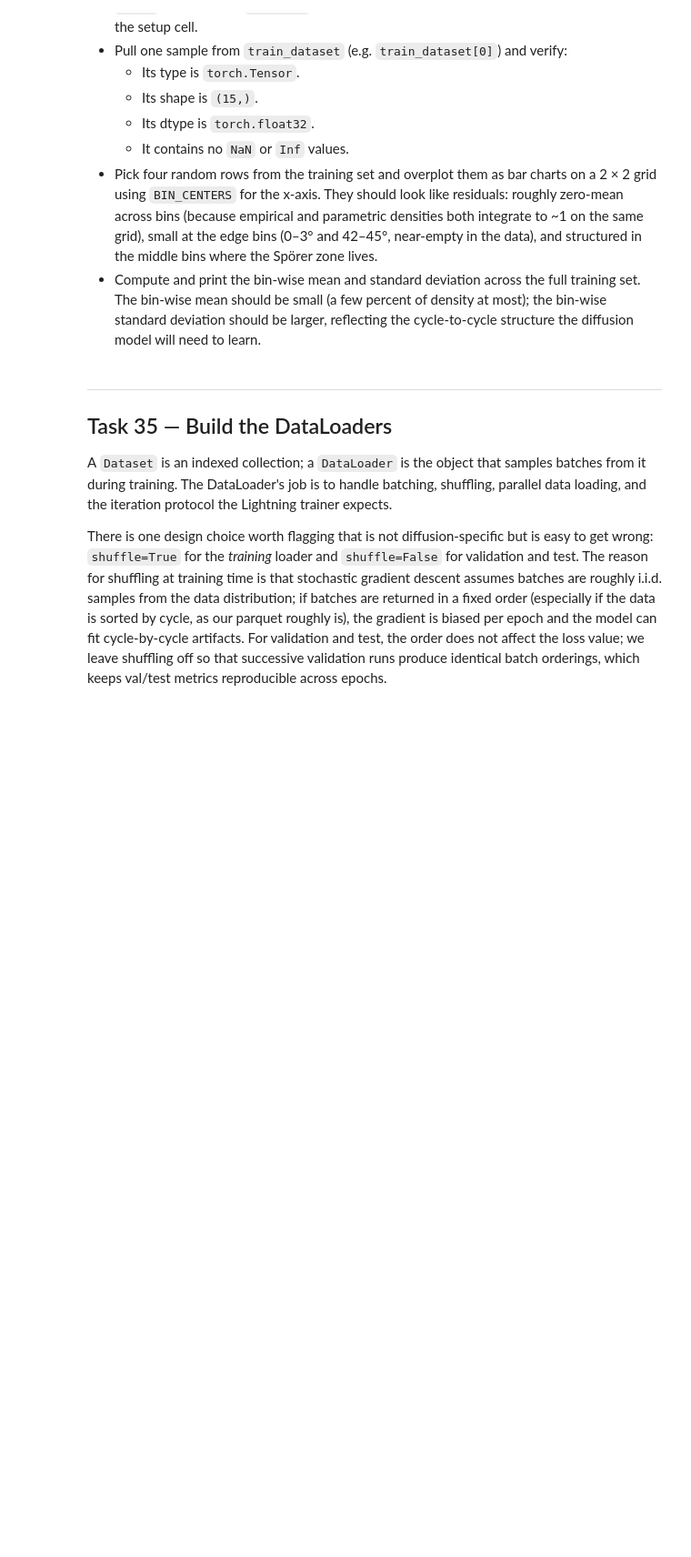
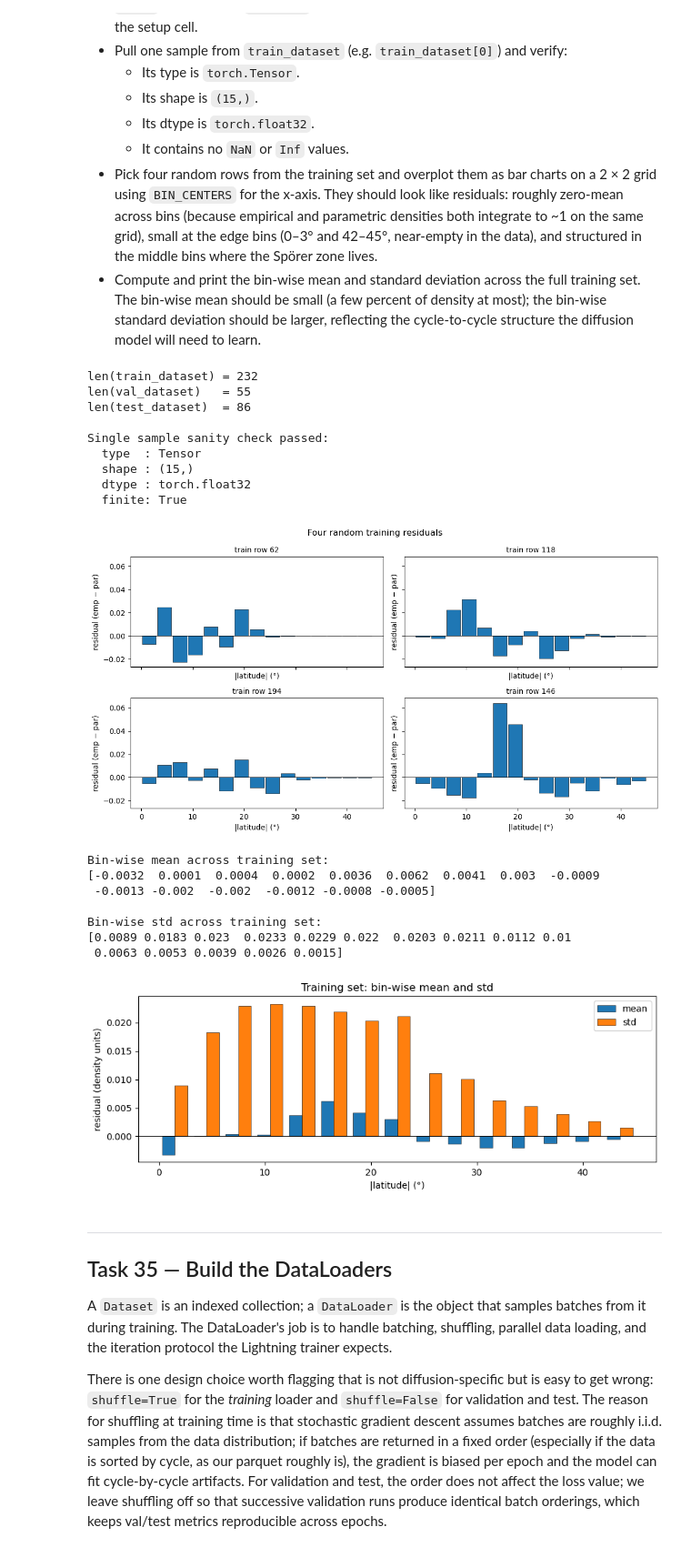
Before and after one commit to SwRI-IDEA-Lab/butterflai, a Jupyter notebook: weeks/week_09/09_unconditioned_reverse_diffusion.ipynb, the cells around one changed output. Shown at 91% size. Cells and saved outputs as stored; diff of their text form; code cells hidden in the pictures; blank space fills up the shorter version.

```diff
--- a/weeks/week_09/09_unconditioned_reverse_diffusion.ipynb
+++ b/weeks/week_09/09_unconditioned_reverse_diffusion.ipynb
@@ -420,45 +442,76 @@ print(f"  shape : {tuple(first_sample.shape)}")
 print(f"  dtype : {first_sample.dtype}")
 print(f"  finite: {torch.isfinite(first_sample).all().item()}")
 
-# Visualize four random training residuals
+# Reporting/plotting always happens in physical residual units — undo the
+# per-bin standardization the dataset applied at construction time.
+bin_means_np = train_dataset.bin_means.numpy()
+bin_stds_np  = train_dataset.bin_stds.numpy()
+
+# Visualize four random training residuals (de-standardized)
 rng = np.random.default_rng(0)
 idxs = rng.choice(len(train_dataset), size=4, replace=False)
 
 fig, axes = plt.subplots(2, 2, figsize=(11, 6), sharex=True, sharey=True)
 for ax, i in zip(axes.flat, idxs):
-    r = train_dataset[int(i)].numpy()
+    r = train_dataset[int(i)].numpy() * bin_stds_np + bin_means_np
     ax.bar(BIN_CENTERS, r, width=BIN_WIDTH * 0.9, color="C0",
            edgecolor="black", linewidth=0.4)
     ax.axhline(0, color="k", linewidth=0.6)
     ax.set_title(f"train row {int(i)}", fontsize=10)
     ax.set_xlabel("|latitude| (°)")
     ax.set_ylabel("residual (emp − par)")
 fig.suptitle("Four random training residuals", fontsize=12)
 plt.tight_layout()
 plt.show()
 
-# Bin-wise statistics across the whole training set
-all_train = torch.stack([train_dataset[i] for i in range(len(train_dataset))]).numpy()
-bin_mean  = all_train.mean(axis=0)
-bin_std   = all_train.std(axis=0)
+# Bin-wise statistics across the whole training set. `all_train` stays in
+# the standardized space the model trains on; `all_train_phys` is the
+# de-standardized companion used for every plot and printed statistic.
+all_train      = torch.stack([train_dataset[i] for i in range(len(train_dataset))]).numpy()
+all_train_phys = all_train * bin_stds_np + bin_means_np
+# Same standardized-space array, for the validation split. Consumed
+# by SampleQualityCallback to also report `val_sample_std_mse` and
+# `val_sample_cov_frob` against held-out residuals.
+all_val        = torch.stack([val_dataset[i]   for i in range(len(val_dataset))]).numpy()
+bin_mean  = all_train_phys.mean(axis=0)
+bin_std   = all_train_phys.std(axis=0)
 
 print("\nBin-wise mean across training set:")
 print(np.array2string(bin_mean, precision=4, suppress_small=True))
 print("\nBin-wise std across training set:")
 print(np.array2string(bin_std,  precision=4, suppress_small=True))
 
 fig, ax = plt.subplots(1, 1, figsize=(9, 3.5))
 ax.bar(BIN_CENTERS - BIN_WIDTH * 0.2, bin_mean, width=BIN_WIDTH * 0.4,
        label="mean",  color="C0", edgecolor="black", linewidth=0.4)
 ax.bar(BIN_CENTERS + BIN_WIDTH * 0.2, bin_std,  width=BIN_WIDTH * 0.4,
        label="std",   color="C1", edgecolor="black", linewidth=0.4)
 ax.axhline(0, color="k", linewidth=0.6)
 ax.set_xlabel("|latitude| (°)")
 ax.set_ylabel("residual (density units)")
 ax.set_title("Training set: bin-wise mean and std")
 ax.legend()
 plt.tight_layout()
 plt.show()
+# %% [output]
+len(train_dataset) = 232
+len(val_dataset)   = 55
+len(test_dataset)  = 86
+
+Single sample sanity check passed:
+  type  : Tensor
+  shape : (15,)
+  dtype : torch.float32
+  finite: True
+[figure, added]
+Bin-wise mean across training set:
+[-0.0032  0.0001  0.0004  0.0002  0.0036  0.0062  0.0041  0.003  -0.0009
+ -0.0013 -0.002  -0.002  -0.0012 -0.0008 -0.0005]
+
+Bin-wise std across training set:
+[0.0089 0.0183 0.023  0.0233 0.0229 0.022  0.0203 0.0211 0.0112 0.01
+ 0.0063 0.0053 0.0039 0.0026 0.0015]
+[figure, added]
 # %% [markdown]
 ---
 ## Task 35 — Build the DataLoaders
```
Also changed, not shown: parts of 15 cells of this notebook.
